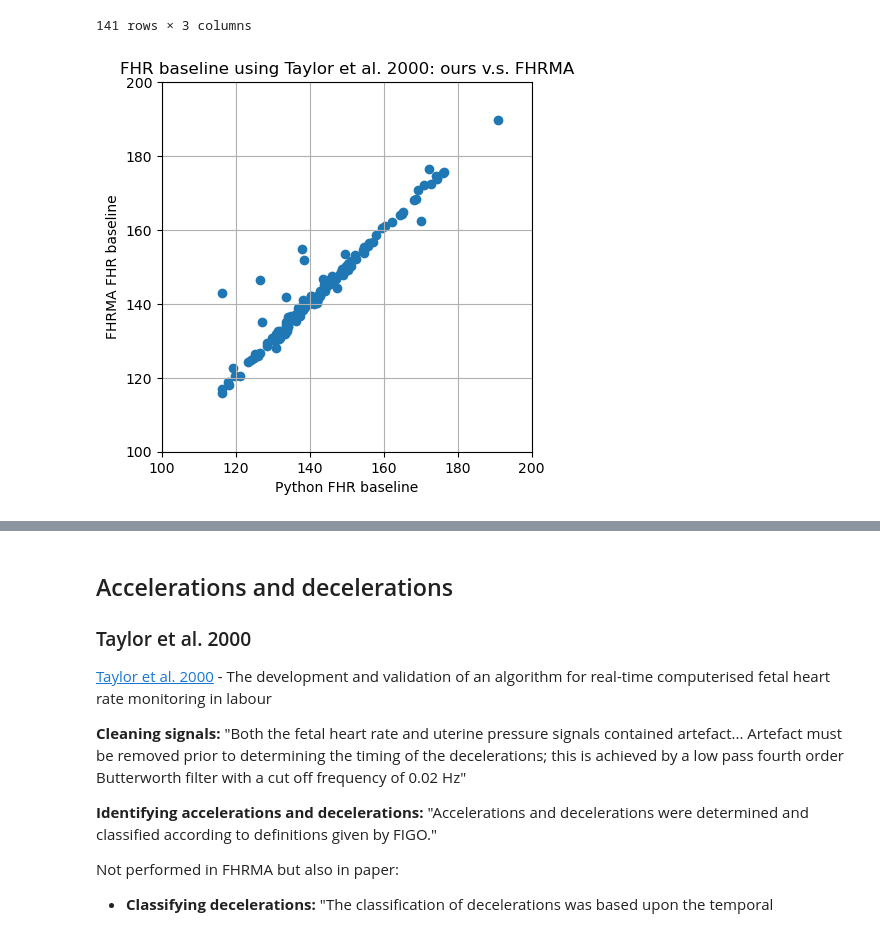
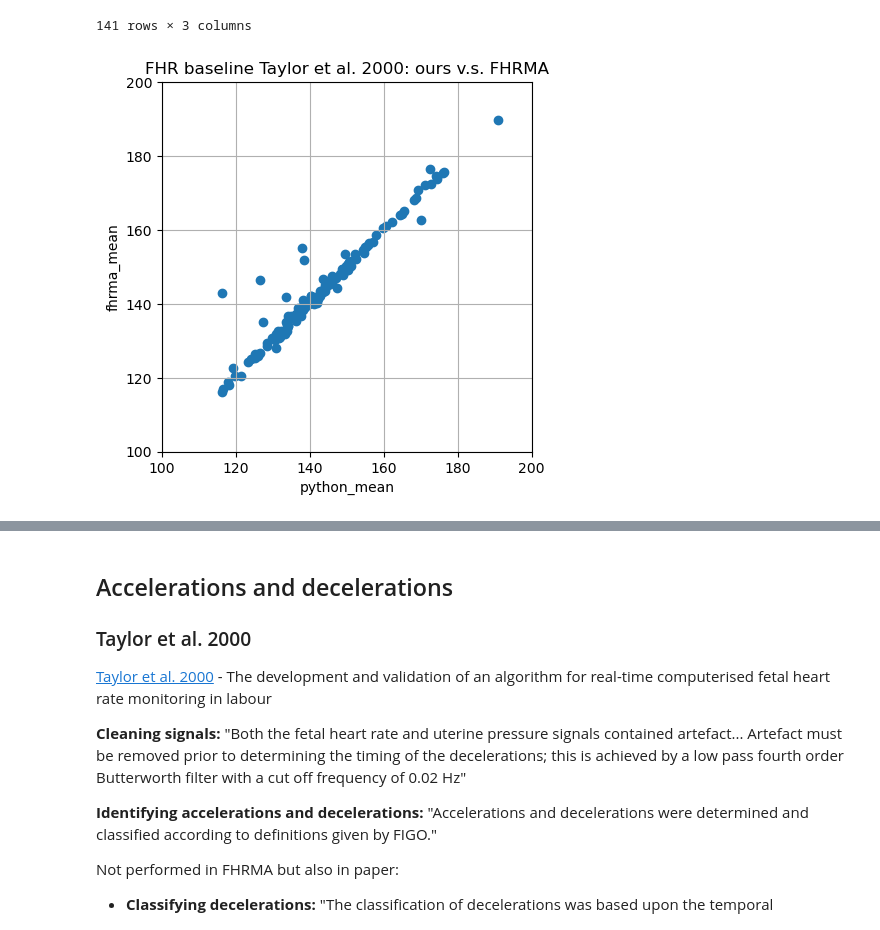
Before and after one commit to birth-outcomes/ctg_exploratory, a Jupyter notebook: 12_feature_extraction.ipynb, the cells around one changed output, grey strips where cells are left out. Saved outputs shown, nothing was run; the diff lists cells and outputs as text; code cells hidden in the pictures.

```diff
--- a/12_feature_extraction.ipynb
+++ b/12_feature_extraction.ipynb
@@ -548,16 +553,26 @@ compare_mean
 | 140 | test22 | 125.568952 | 126.224606 |
 141 rows × 3 columns
 # %%
-fig, ax = plt.subplots()
-ax.scatter(x=compare_mean['python_mean'],
-            y=compare_mean['fhrma_mean'])
-plt.xlabel('Python FHR baseline')
-plt.ylabel('FHRMA FHR baseline')
-plt.title('FHR baseline using Taylor et al. 2000: ours v.s. FHRMA')
-plt.xlim([100, 200])
-plt.ylim([100, 200])
-plt.grid()
-ax.set_box_aspect(1)
-plt.show()
+def compare_means(df, x, y, title):
+    '''
+    Create scatterpol comparing two columns from df.
+    Inputs:
+    df - dataframe, to plot from
+    x - string, name of column for x axis
+    y - string, name of column for y axis
+    '''
+    fig, ax = plt.subplots()
+    ax.scatter(x=df[x], y=df[y])
+    plt.xlabel(x)
+    plt.ylabel(y)
+    plt.title(title)
+    plt.xlim([100, 200])
+    plt.ylim([100, 200])
+    plt.grid()
+    ax.set_box_aspect(1)
+    plt.show()
-# %% [output]
-[figure, removed]
+# %%
+compare_means(compare_mean, 'python_mean', 'fhrma_mean',
+              'FHR baseline Taylor et al. 2000: ours v.s. FHRMA')
+# %% [output]
+[figure, added]
```
Also changed, not shown: parts of 6 cells of this notebook.
